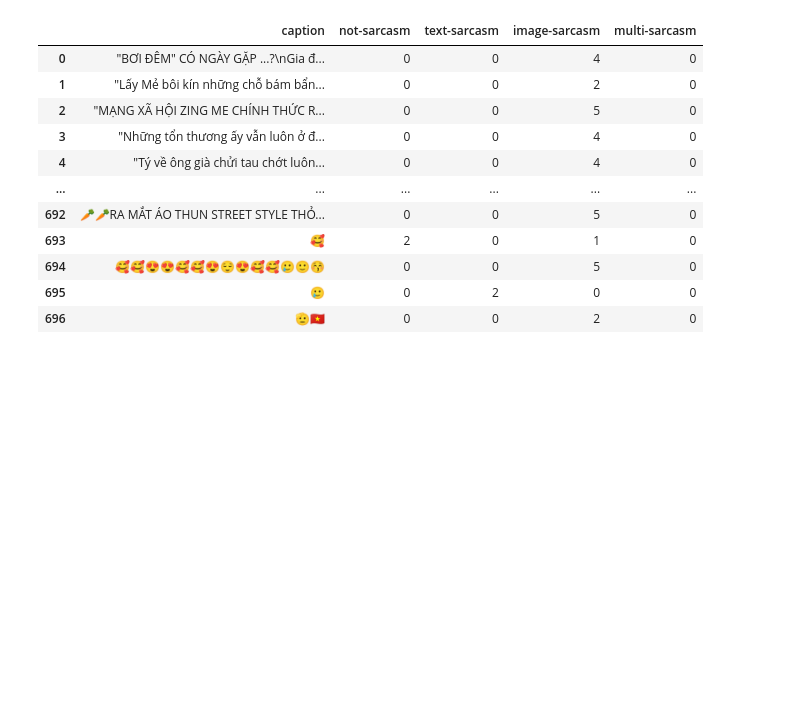
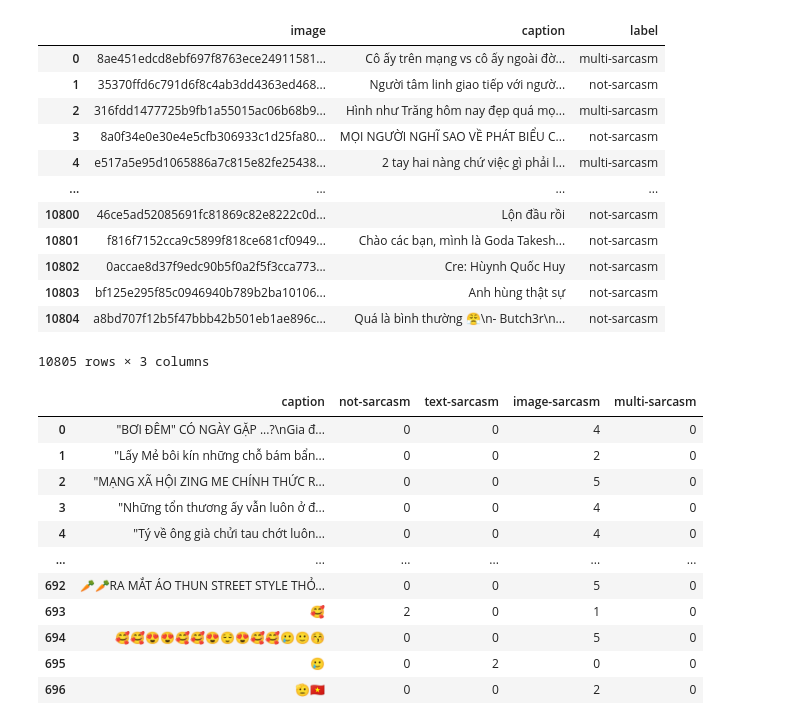
Before and after one commit to tamchamchi/data-science-competition, a Jupyter notebook: notebooks/eda.ipynb, the cells around one changed output. Cells and saved outputs as stored; diff of their text form; code cells hidden in the pictures; blank space fills up the shorter version.

```diff
--- a/notebooks/eda.ipynb
+++ b/notebooks/eda.ipynb
@@ -24,6 +26,21 @@ def load_data(path):
     return data
 # %%
 df = load_data(data_path['json'])
+df
+# %% [output]
+|  | image | caption | label |
+| 0 | 8ae451edcd8ebf697f8763ece24911581... | Cô ấy trên mạng vs cô ấy ngoài đờ... | multi-sarcasm |
+| 1 | 35370ffd6c791d6f8c4ab3dd4363ed468... | Người tâm linh giao tiếp với ngườ... | not-sarcasm |
+| 2 | 316fdd1477725b9fb1a55015ac06b68b9... | Hình như Trăng hôm nay đẹp quá mọ... | multi-sarcasm |
+| 3 | 8a0f34e0e30e4e5cfb306933c1d25fa80... | MỌI NGƯỜI NGHĨ SAO VỀ PHÁT BIỂU C... | not-sarcasm |
+| 4 | e517a5e95d1065886a7c815e82fe25438... | 2 tay hai nàng chứ việc gì phải l... | multi-sarcasm |
+| ... | ... | ... | ... |
+| 10800 | 46ce5ad52085691fc81869c82e8222c0d... | Lộn đầu rồi | not-sarcasm |
+| 10801 | f816f7152cca9c5899f818ce681cf0949... | Chào các bạn, mình là Goda Takesh... | not-sarcasm |
+| 10802 | 0accae8d37f9edc90b5f0a2f5f3cca773... | Cre: Hùynh Quốc Huy | not-sarcasm |
+| 10803 | bf125e295f85c0946940b789b2ba10106... | Anh hùng thật sự | not-sarcasm |
+| 10804 | a8bd707f12b5f47bbb42b501eb1ae896c... | Quá là bình thường 😤\n- Butch3r\n... | not-sarcasm |
+10805 rows × 3 columns
 # %%
 import pandas as pd
 
```
Also changed, not shown: parts of 7 cells of this notebook, 1 other file.
